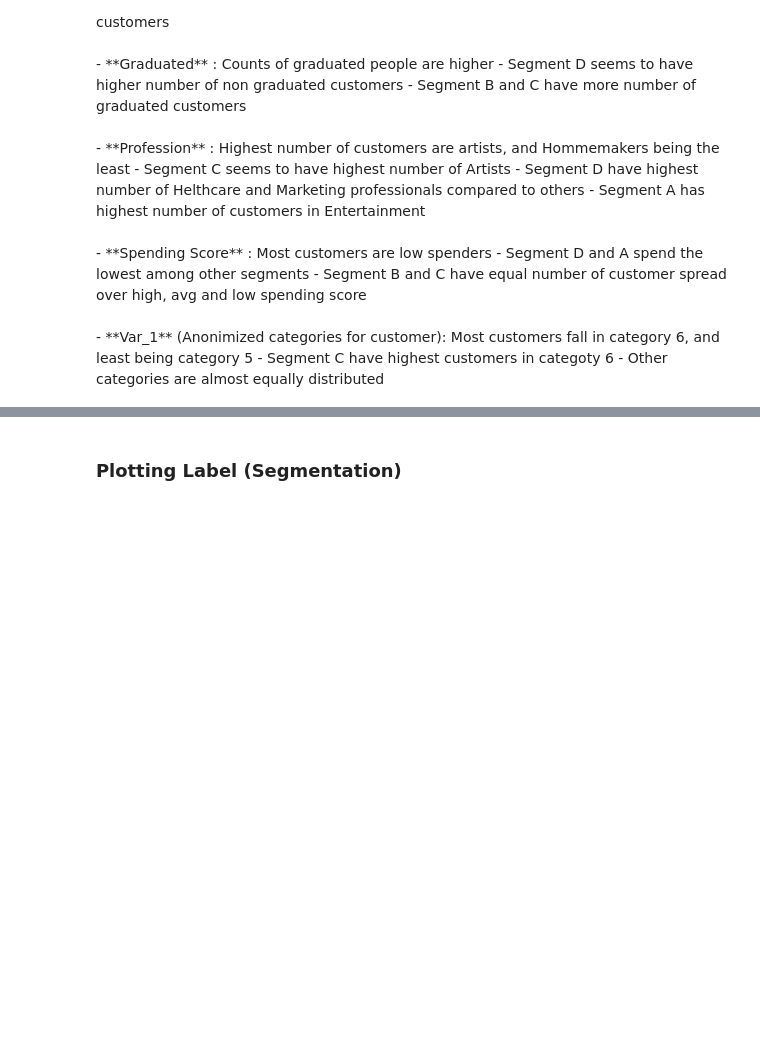
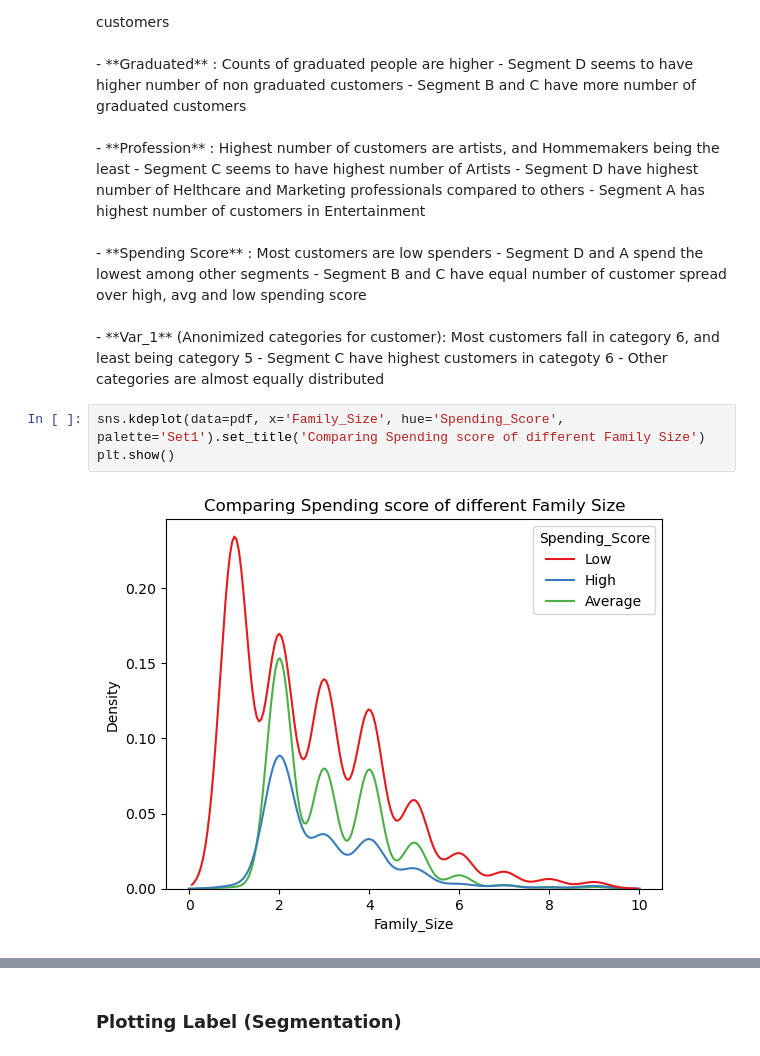
Before and after one commit to Neeraj-Prakash/Customer-Segment-Classification-Multiclass, a Jupyter notebook: 01 - EDA.ipynb, the cells around one changed output, grey strips where cells are left out. Drawn from its saved outputs; the diff is of its cells as text; blank space fills up the shorter version.

```diff
--- a/01 - EDA.ipynb
+++ b/01 - EDA.ipynb
@@ -208,3 +208,8 @@ for i, subplots in zip(catg_cols, ax.flatten()):
 - **Var_1** (Anonimized categories for customer): Most customers fall in category 6, and least being category 5
     - Segment C have highest customers in categoty 6
     - Other categories are almost equally distributed
+# %%
+sns.kdeplot(data=pdf, x='Family_Size', hue='Spending_Score', palette='Set1').set_title('Comparing Spending score of different Family Size')
+plt.show()
+# %% [output]
+[figure, added]
```
Also changed, not shown: parts of 21 cells of this notebook.
